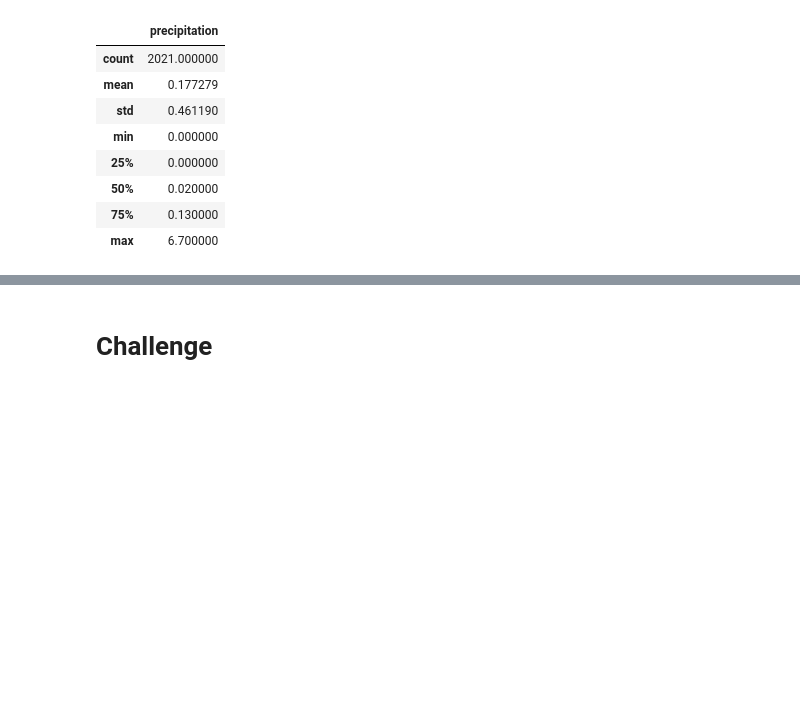
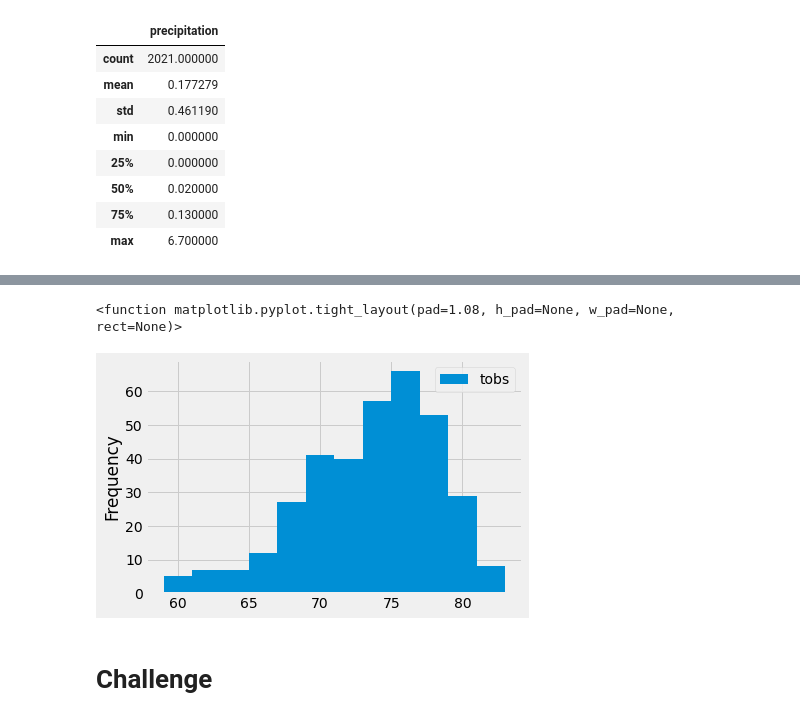
Before and after one commit to jaredcclarke/surfs_up, a Jupyter notebook: climate_analysis.ipynb, the cells around one changed output, grey strips where cells are left out. Saved outputs shown, nothing was run; the diff lists cells and outputs as text; code cells hidden in the pictures; blank space fills up the shorter version.

Commit message:
tobs histograms

```diff
--- a/climate_analysis.ipynb
+++ b/climate_analysis.ipynb
@@ -146,3 +165,7 @@ df.describe()
 # %%
 # Choose the station with the highest number of temperature observations.
 # Query the last 12 months of temperature observation data for this station and plot the results as a histogram
+results = session.query(Measurement.tobs).\
+filter(Measurement.station == 'USC00519281').\
+filter(Measurement.date >= prev_year).all()
+print(results)
@@ -148,0 +174,3 @@ df.describe()
+# %%
+df = pd.DataFrame(results, columns=['tobs'])
+print(df)
@@ -149,3 +192,9 @@ df.describe()
+# %%
+df.plot.hist(bins=12)
+plt.tight_layout
+# %% [output]
+<function matplotlib.pyplot.tight_layout(pad=1.08, h_pad=None, w_pad=None, rect=None)>
+[figure, added]
 # %%
 # Write a function called `calc_temps` that will accept start date and end date in the format '%Y-%m-%d'
 # and return the minimum, average, and maximum temperatures for that range of dates
```
Also changed, not shown: parts of 5 cells of this notebook.
